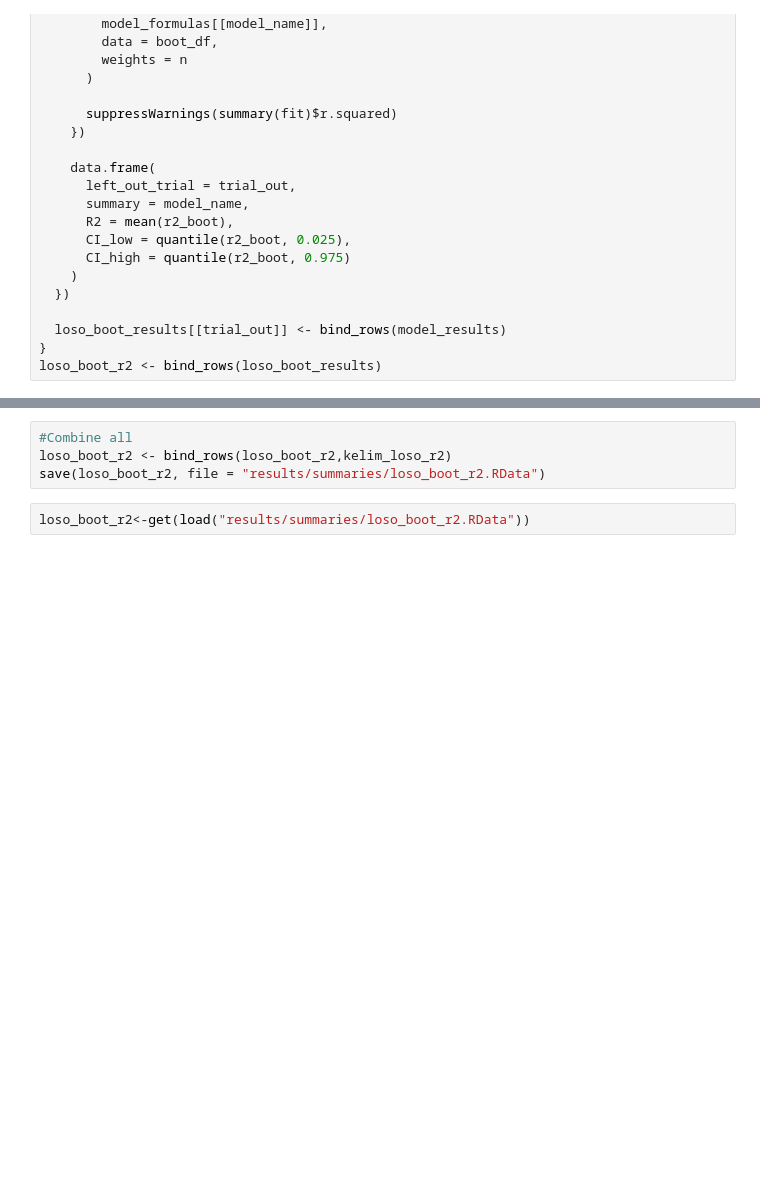
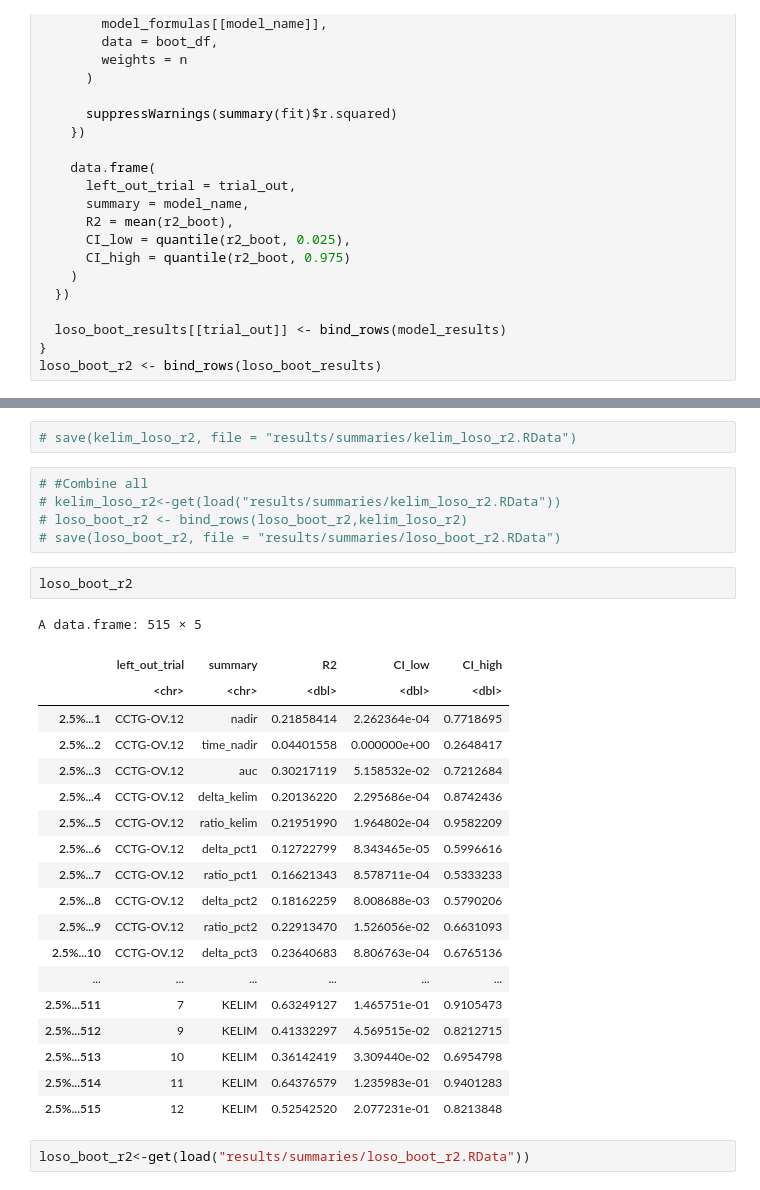
Before and after one commit to Kodro23/Surrogacy_evaluation_CA125, a Jupyter notebook: notebooks/Surrogacy_evaluation_of_CA125_lcmm.ipynb, the cells around one changed output, grey strips where cells are left out. Cells and saved outputs as stored; diff of their text form; blank space fills up the shorter version.

```diff
--- a/notebooks/Surrogacy_evaluation_of_CA125_lcmm.ipynb
+++ b/notebooks/Surrogacy_evaluation_of_CA125_lcmm.ipynb
@@ -1343,7 +1341,32 @@ kelim_loso_r2 <- bind_rows(kelim_loso_results)
+# %%
+# save(kelim_loso_r2, file = "results/summaries/kelim_loso_r2.RData")
 # %%
-#Combine all
-loso_boot_r2 <- bind_rows(loso_boot_r2,kelim_loso_r2)
-save(loso_boot_r2, file = "results/summaries/loso_boot_r2.RData")
+# #Combine all
+# kelim_loso_r2<-get(load("results/summaries/kelim_loso_r2.RData"))
+# loso_boot_r2 <- bind_rows(loso_boot_r2,kelim_loso_r2)
+# save(loso_boot_r2, file = "results/summaries/loso_boot_r2.RData")
+# %%
+loso_boot_r2
+# %% [output]
+A data.frame: 515 × 5
+|  | left_out_trial | summary | R2 | CI_low | CI_high |
+|  | <chr> | <chr> | <dbl> | <dbl> | <dbl> |
+| 2.5%...1 | CCTG-OV.12 | nadir | 0.21858414 | 2.262364e-04 | 0.7718695 |
+| 2.5%...2 | CCTG-OV.12 | time_nadir | 0.04401558 | 0.000000e+00 | 0.2648417 |
+| 2.5%...3 | CCTG-OV.12 | auc | 0.30217119 | 5.158532e-02 | 0.7212684 |
+| 2.5%...4 | CCTG-OV.12 | delta_kelim | 0.20136220 | 2.295686e-04 | 0.8742436 |
+| 2.5%...5 | CCTG-OV.12 | ratio_kelim | 0.21951990 | 1.964802e-04 | 0.9582209 |
+| 2.5%...6 | CCTG-OV.12 | delta_pct1 | 0.12722799 | 8.343465e-05 | 0.5996616 |
+| 2.5%...7 | CCTG-OV.12 | ratio_pct1 | 0.16621343 | 8.578711e-04 | 0.5333233 |
+| 2.5%...8 | CCTG-OV.12 | delta_pct2 | 0.18162259 | 8.008688e-03 | 0.5790206 |
+| 2.5%...9 | CCTG-OV.12 | ratio_pct2 | 0.22913470 | 1.526056e-02 | 0.6631093 |
+| 2.5%...10 | CCTG-OV.12 | delta_pct3 | 0.23640683 | 8.806763e-04 | 0.6765136 |
+| ... | ... | ... | ... | ... | ... |
+| 2.5%...511 | 7 | KELIM | 0.63249127 | 1.465751e-01 | 0.9105473 |
+| 2.5%...512 | 9 | KELIM | 0.41332297 | 4.569515e-02 | 0.8212715 |
+| 2.5%...513 | 10 | KELIM | 0.36142419 | 3.309440e-02 | 0.6954798 |
+| 2.5%...514 | 11 | KELIM | 0.64376579 | 1.235983e-01 | 0.9401283 |
+| 2.5%...515 | 12 | KELIM | 0.52542520 | 2.077231e-01 | 0.8213848 |
 # %%
 loso_boot_r2<-get(load("results/summaries/loso_boot_r2.RData"))
 # %%
```
Also changed, not shown: parts of 3 cells of this notebook, 2 other files.
